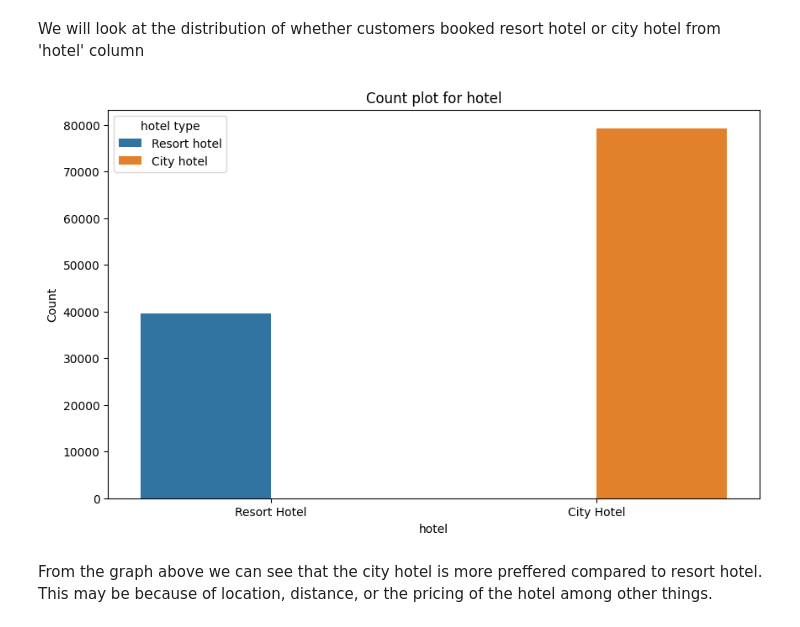
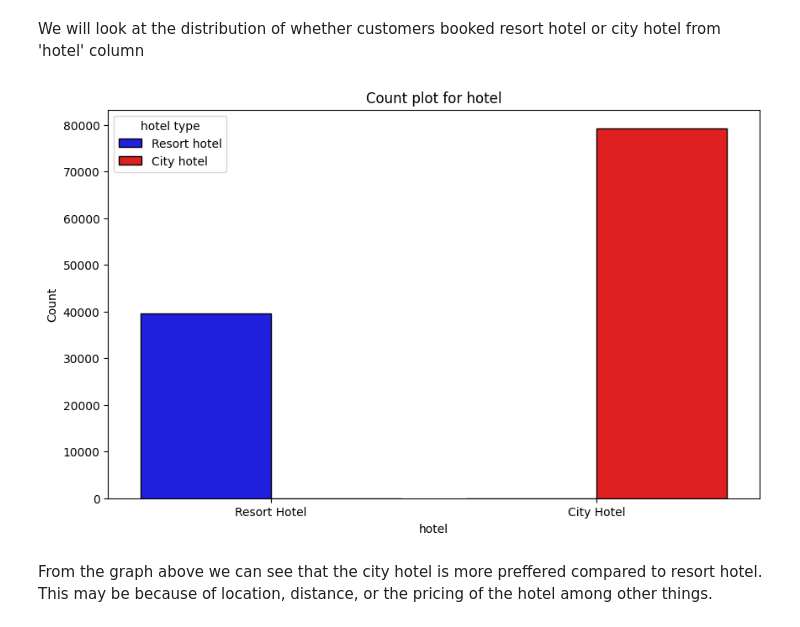
Before and after one commit to MuchiriKinyua/Hotel-booking-and-cancellation-system, a Jupyter notebook: Student.ipynb, the cells around one changed output. Cells and saved outputs as stored; diff of their text form; code cells hidden in the pictures.

```diff
--- a/Student.ipynb
+++ b/Student.ipynb
@@ -692,20 +686,20 @@ We will look at the distribution of whether customers booked resort hotel or cit
 # %%
 # plotting the figure size
 plt.figure(figsize=(10, 6))
 
 # countplot
-sns.countplot(data = hotel, x = "hotel", hue = "hotel")
+sns.countplot(data = hotel, x = "hotel", hue = "hotel",palette={'Resort Hotel':"Blue", 'City Hotel':"Red"},edgecolor = 'black')
 
 # labels
 plt.title("Count plot for hotel")
 plt.xlabel("hotel")
 plt.ylabel("Count")
 plt.legend(title = "hotel type", labels = ["Resort hotel", "City hotel"])
 
 # Display the visual;
 plt.show()
 # %% [output]
-[figure, old version]
+[figure, new version]
 # %% [markdown]
 From the graph above we can see that the city hotel is more preffered compared to resort hotel. This may be because of location, distance, or the pricing of the hotel among other things.
 # %% [markdown]
```
Also changed, not shown: parts of 11 cells of this notebook.
